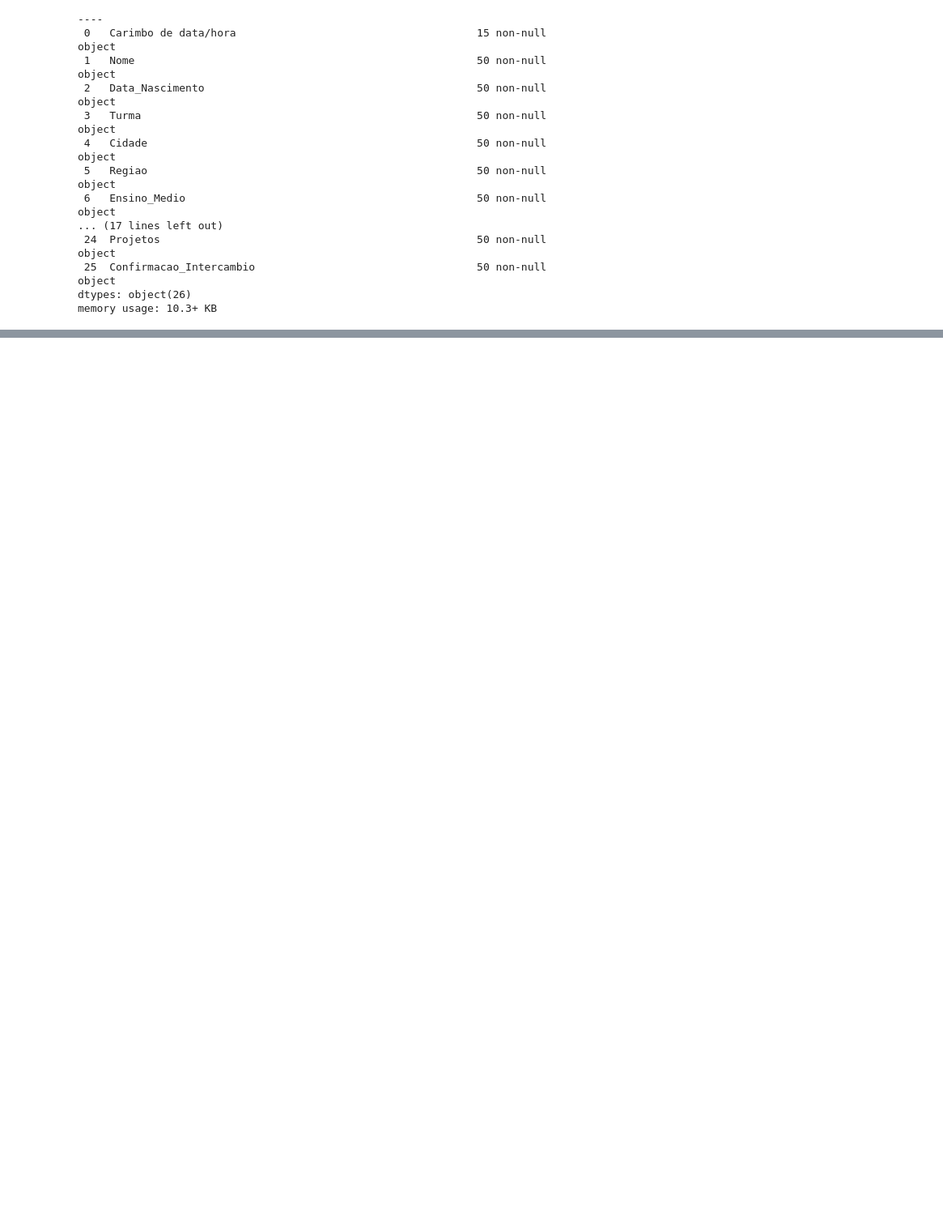
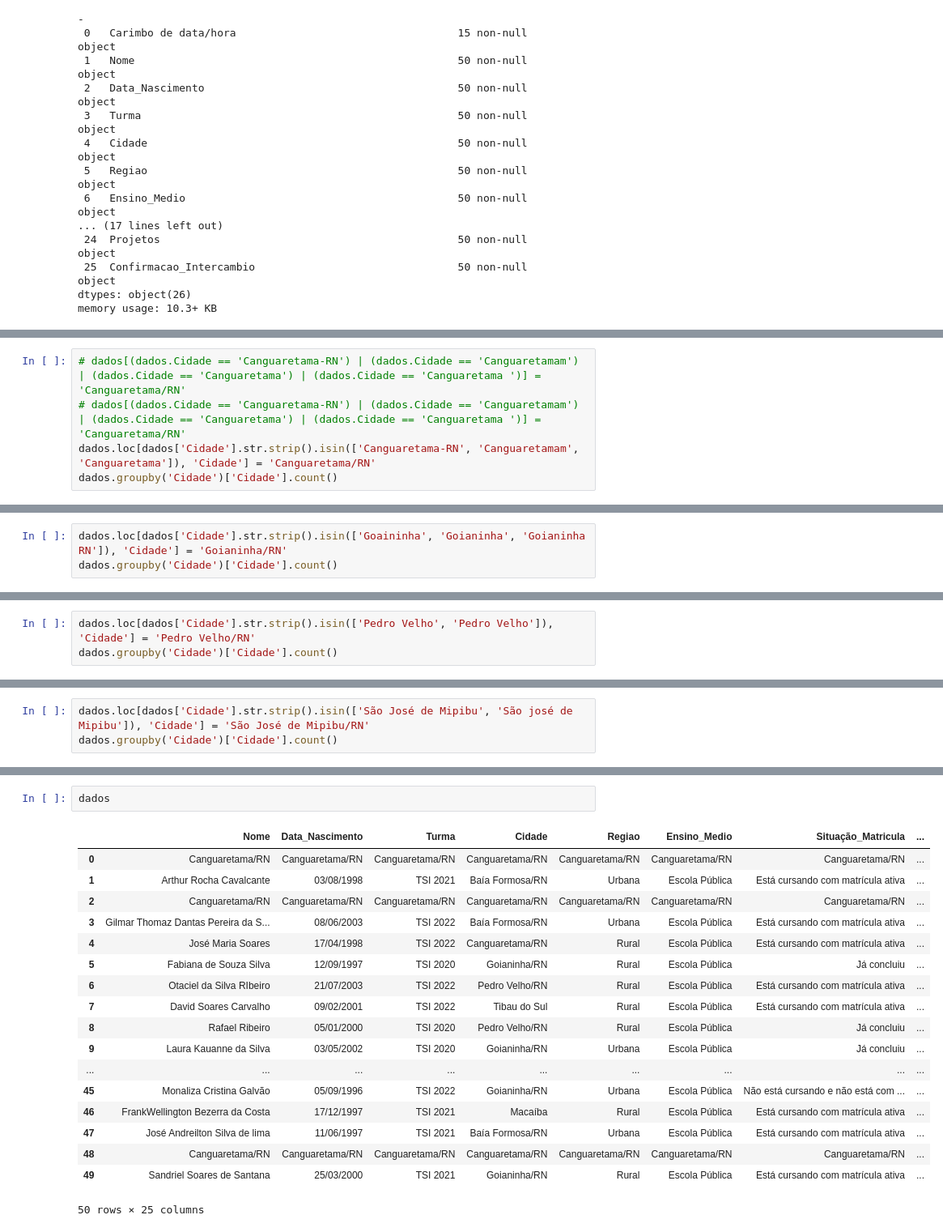
Before and after one commit to Thurcavalcante/analise-curso-tsi, a Jupyter notebook: Análise.ipynb, the cells around one changed output, grey strips where cells are left out. Shown: that part at 81% size. Saved outputs shown, nothing was run; the diff lists cells and outputs as text; blank space fills up the shorter version.

Commit message:
3 - Tratamento de dados

```diff
--- a/Análise.ipynb
+++ b/Análise.ipynb
@@ -170,0 +305,5 @@ memory usage: 10.3+ KB
+# %%
+# dados[(dados.Cidade == 'Canguaretama-RN') | (dados.Cidade == 'Canguaretamam') | (dados.Cidade == 'Canguaretama') | (dados.Cidade == 'Canguaretama ')] = 'Canguaretama/RN'
+# dados[(dados.Cidade == 'Canguaretama-RN') | (dados.Cidade == 'Canguaretamam') | (dados.Cidade == 'Canguaretama') | (dados.Cidade == 'Canguaretama ')] = 'Canguaretama/RN'
+dados.loc[dados['Cidade'].str.strip().isin(['Canguaretama-RN', 'Canguaretamam', 'Canguaretama']), 'Cidade'] = 'Canguaretama/RN'
+dados.groupby('Cidade')['Cidade'].count()
@@ -170,0 +326,3 @@ memory usage: 10.3+ KB
+# %%
+dados.loc[dados['Cidade'].str.strip().isin(['Goaininha', 'Goianinha', 'Goianinha RN']), 'Cidade'] = 'Goianinha/RN'
+dados.groupby('Cidade')['Cidade'].count()
@@ -170,0 +345,3 @@ memory usage: 10.3+ KB
+# %%
+dados.loc[dados['Cidade'].str.strip().isin(['Pedro Velho', 'Pedro Velho']), 'Cidade'] = 'Pedro Velho/RN'
+dados.groupby('Cidade')['Cidade'].count()
@@ -170,0 +364,3 @@ memory usage: 10.3+ KB
+# %%
+dados.loc[dados['Cidade'].str.strip().isin(['São José de Mipibu', 'São josé de Mipibu']), 'Cidade'] = 'São José de Mipibu/RN'
+dados.groupby('Cidade')['Cidade'].count()
@@ -170,0 +401,21 @@ memory usage: 10.3+ KB
+# %%
+dados
+# %% [output]
+|  | Nome | Data_Nascimento | Turma | Cidade | Regiao | Ensino_Medio | Situação_Matricula | ... |
+| 0 | Canguaretama/RN | Canguaretama/RN | Canguaretama/RN | Canguaretama/RN | Canguaretama/RN | Canguaretama/RN | Canguaretama/RN | ... |
+| 1 | Arthur Rocha Cavalcante | 03/08/1998 | TSI 2021 | Baía Formosa/RN | Urbana | Escola Pública | Está cursando com matrícula ativa | ... |
+| 2 | Canguaretama/RN | Canguaretama/RN | Canguaretama/RN | Canguaretama/RN | Canguaretama/RN | Canguaretama/RN | Canguaretama/RN | ... |
+| 3 | Gilmar Thomaz Dantas Pereira da S... | 08/06/2003 | TSI 2022 | Baía Formosa/RN | Urbana | Escola Pública | Está cursando com matrícula ativa | ... |
+| 4 | José Maria Soares | 17/04/1998 | TSI 2022 | Canguaretama/RN | Rural | Escola Pública | Está cursando com matrícula ativa | ... |
+| 5 | Fabiana de Souza Silva | 12/09/1997 | TSI 2020 | Goianinha/RN | Rural | Escola Pública | Já concluiu | ... |
+| 6 | Otaciel da Silva RIbeiro | 21/07/2003 | TSI 2022 | Pedro Velho/RN | Rural | Escola Pública | Está cursando com matrícula ativa | ... |
+| 7 | David Soares Carvalho | 09/02/2001 | TSI 2022 | Tibau do Sul | Rural | Escola Pública | Está cursando com matrícula ativa | ... |
+| 8 | Rafael Ribeiro | 05/01/2000 | TSI 2020 | Pedro Velho/RN | Rural | Escola Pública | Já concluiu | ... |
+| 9 | Laura Kauanne da Silva | 03/05/2002 | TSI 2020 | Goianinha/RN | Urbana | Escola Pública | Já concluiu | ... |
+| ... | ... | ... | ... | ... | ... | ... | ... | ... |
+| 45 | Monaliza Cristina Galvão | 05/09/1996 | TSI 2022 | Goianinha/RN | Urbana | Escola Pública | Não está cursando e não está com ... | ... |
+| 46 | FrankWellington Bezerra da Costa | 17/12/1997 | TSI 2021 | Macaíba | Rural | Escola Pública | Está cursando com matrícula ativa | ... |
+| 47 | José Andreilton Silva de lima | 11/06/1997 | TSI 2021 | Baía Formosa/RN | Urbana | Escola Pública | Está cursando com matrícula ativa | ... |
+| 48 | Canguaretama/RN | Canguaretama/RN | Canguaretama/RN | Canguaretama/RN | Canguaretama/RN | Canguaretama/RN | Canguaretama/RN | ... |
+| 49 | Sandriel Soares de Santana | 25/03/2000 | TSI 2021 | Goianinha/RN | Rural | Escola Pública | Está cursando com matrícula ativa | ... |
+50 rows × 25 columns
```
Also changed, not shown: parts of 17 cells of this notebook.
